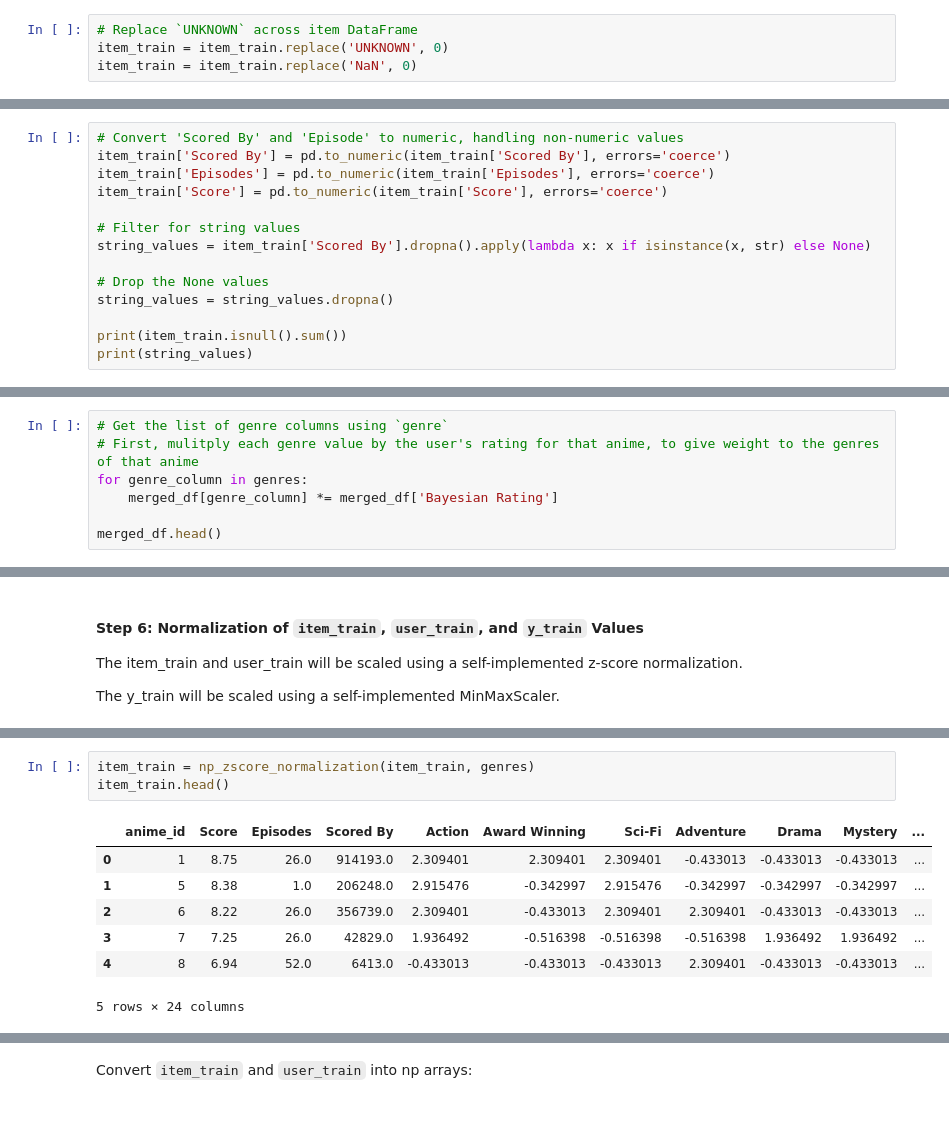
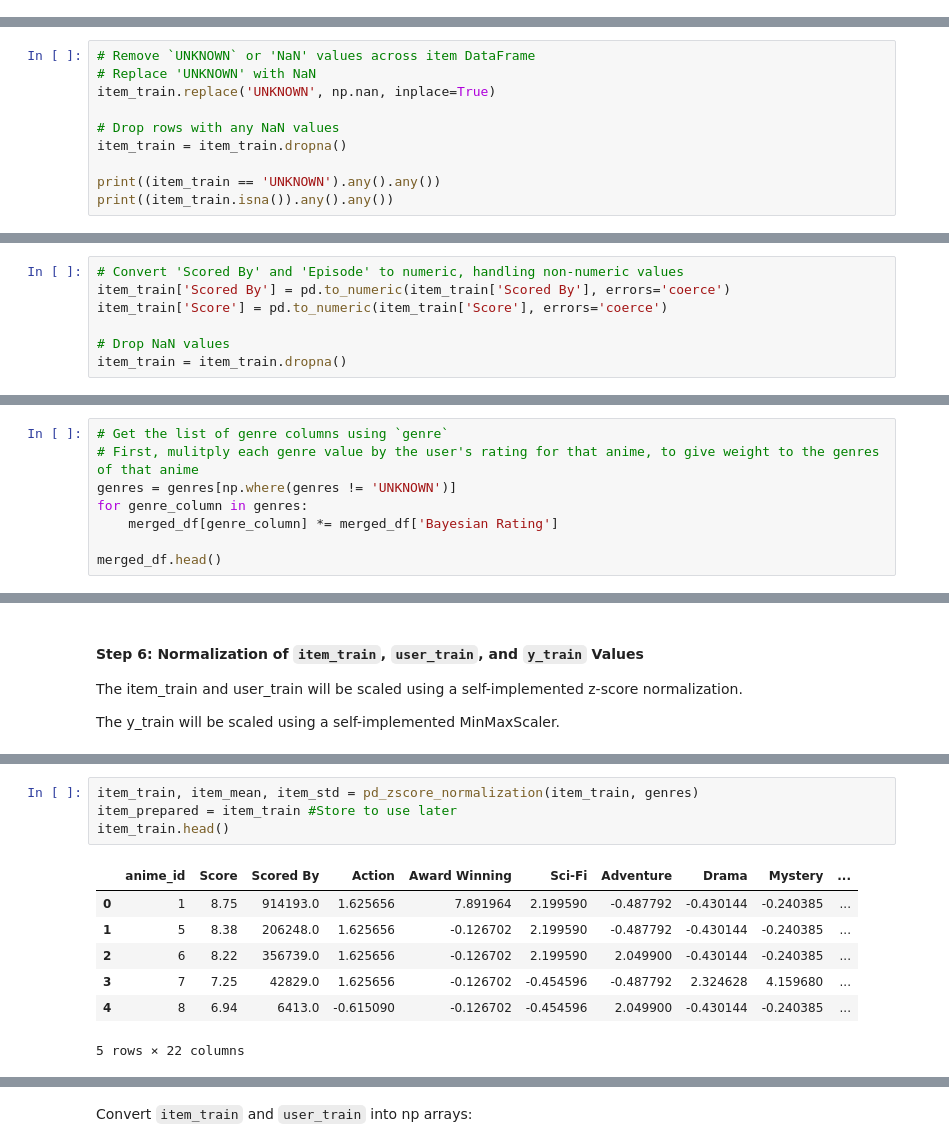
Before and after one commit to kseto06/OtakuNet, a Jupyter notebook: notebooks/ContentBasedAnime.ipynb, the cells around one changed output, grey strips where cells are left out. Saved outputs shown, nothing was run; the diff lists cells and outputs as text; blank space fills up the shorter version.

```diff
--- a/notebooks/ContentBasedAnime.ipynb
+++ b/notebooks/ContentBasedAnime.ipynb
@@ -112,4 +87,0 @@ Name: Score, Length: 24905, dtype: bool
-# %%
-# Replace `UNKNOWN` across item DataFrame
-item_train = item_train.replace('UNKNOWN', 0)
-item_train = item_train.replace('NaN', 0)
@@ -136,0 +88,10 @@ Name: Scored By, Length: 15692, dtype: object
+# %%
+# Remove `UNKNOWN` or 'NaN' values across item DataFrame
+# Replace 'UNKNOWN' with NaN
+item_train.replace('UNKNOWN', np.nan, inplace=True)
+
+# Drop rows with any NaN values
+item_train = item_train.dropna()
+
+print((item_train == 'UNKNOWN').any().any())
+print((item_train.isna()).any().any())
@@ -137,14 +101,7 @@ Name: Scored By, Length: 15692, dtype: object
 # %%
 # Convert 'Scored By' and 'Episode' to numeric, handling non-numeric values
 item_train['Scored By'] = pd.to_numeric(item_train['Scored By'], errors='coerce')
-item_train['Episodes'] = pd.to_numeric(item_train['Episodes'], errors='coerce')
 item_train['Score'] = pd.to_numeric(item_train['Score'], errors='coerce')
 
-# Filter for string values
-string_values = item_train['Scored By'].dropna().apply(lambda x: x if isinstance(x, str) else None)
-
-# Drop the None values
-string_values = string_values.dropna()
-
-print(item_train.isnull().sum())
-print(string_values)
+# Drop NaN values
+item_train = item_train.dropna()
@@ -240,6 +195,7 @@ merged_df.head()
 # %%
 # Get the list of genre columns using `genre`
 # First, mulitply each genre value by the user's rating for that anime, to give weight to the genres of that anime
+genres = genres[np.where(genres != 'UNKNOWN')]
 for genre_column in genres:
     merged_df[genre_column] *= merged_df['Bayesian Rating']
 
@@ -310,12 +264,13 @@ item_train.head()
 # %%
-item_train = np_zscore_normalization(item_train, genres)
+item_train, item_mean, item_std = pd_zscore_normalization(item_train, genres)
+item_prepared = item_train #Store to use later
 item_train.head()
 # %% [output]
-|  | anime_id | Score | Episodes | Scored By | Action | Award Winning | Sci-Fi | Adventure | Drama | Mystery | ... |
-| 0 | 1 | 8.75 | 26.0 | 914193.0 | 2.309401 | 2.309401 | 2.309401 | -0.433013 | -0.433013 | -0.433013 | ... |
-| 1 | 5 | 8.38 | 1.0 | 206248.0 | 2.915476 | -0.342997 | 2.915476 | -0.342997 | -0.342997 | -0.342997 | ... |
-| 2 | 6 | 8.22 | 26.0 | 356739.0 | 2.309401 | -0.433013 | 2.309401 | 2.309401 | -0.433013 | -0.433013 | ... |
-| 3 | 7 | 7.25 | 26.0 | 42829.0 | 1.936492 | -0.516398 | -0.516398 | -0.516398 | 1.936492 | 1.936492 | ... |
-| 4 | 8 | 6.94 | 52.0 | 6413.0 | -0.433013 | -0.433013 | -0.433013 | 2.309401 | -0.433013 | -0.433013 | ... |
+|  | anime_id | Score | Scored By | Action | Award Winning | Sci-Fi | Adventure | Drama | Mystery | ... |
+| 0 | 1 | 8.75 | 914193.0 | 1.625656 | 7.891964 | 2.199590 | -0.487792 | -0.430144 | -0.240385 | ... |
+| 1 | 5 | 8.38 | 206248.0 | 1.625656 | -0.126702 | 2.199590 | -0.487792 | -0.430144 | -0.240385 | ... |
+| 2 | 6 | 8.22 | 356739.0 | 1.625656 | -0.126702 | 2.199590 | 2.049900 | -0.430144 | -0.240385 | ... |
+| 3 | 7 | 7.25 | 42829.0 | 1.625656 | -0.126702 | -0.454596 | -0.487792 | 2.324628 | 4.159680 | ... |
+| 4 | 8 | 6.94 | 6413.0 | -0.615090 | -0.126702 | -0.454596 | 2.049900 | -0.430144 | -0.240385 | ... |
-5 rows × 24 columns
+5 rows × 22 columns
 # %%
```
Also changed, not shown: parts of 64 cells of this notebook.
